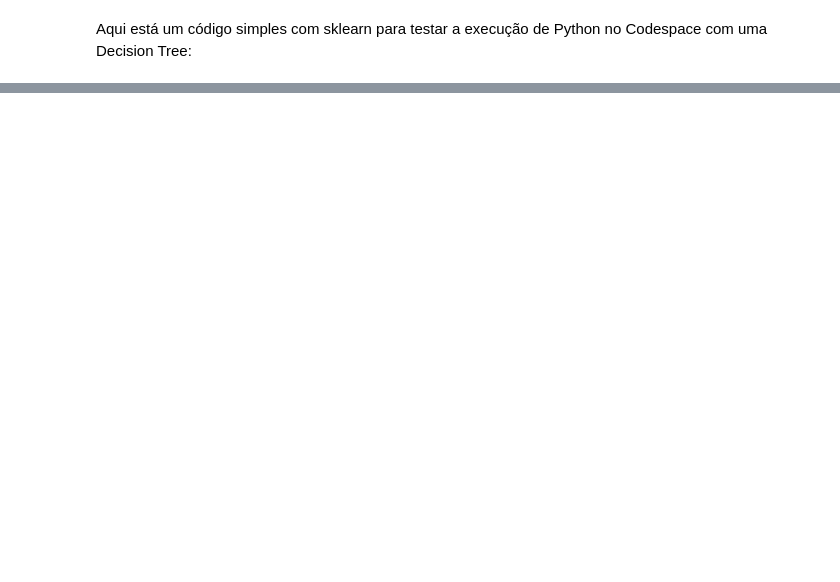
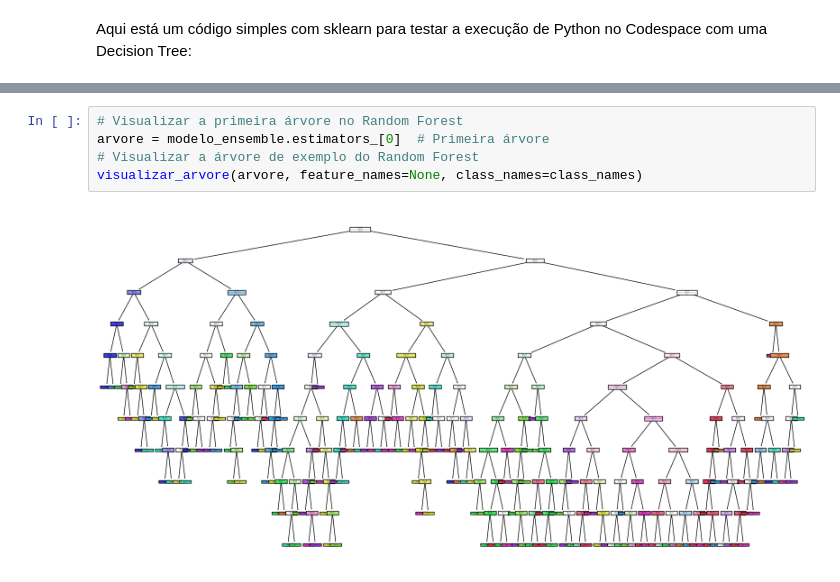
Before and after one commit to glaucioPythonista/mba-deeplearning-iad-006-2024-public, a Jupyter notebook: notebooks/começar_por_aqui.ipynb, the cells around one changed output, grey strips where cells are left out. Cells and saved outputs as stored; diff of their text form; blank space fills up the shorter version.

```diff
--- a/notebooks/começar_por_aqui.ipynb
+++ b/notebooks/começar_por_aqui.ipynb
@@ -133,0 +626,7 @@ Acurácia do modelo XGBoost: 96.39%
+# %%
+# Visualizar a primeira árvore no Random Forest
+arvore = modelo_ensemble.estimators_[0]  # Primeira árvore
+# Visualizar a árvore de exemplo do Random Forest
+visualizar_arvore(arvore, feature_names=None, class_names=class_names)
+# %% [output]
+[figure, added]
```
Also changed, not shown: parts of 37 cells of this notebook, 4 other files.
